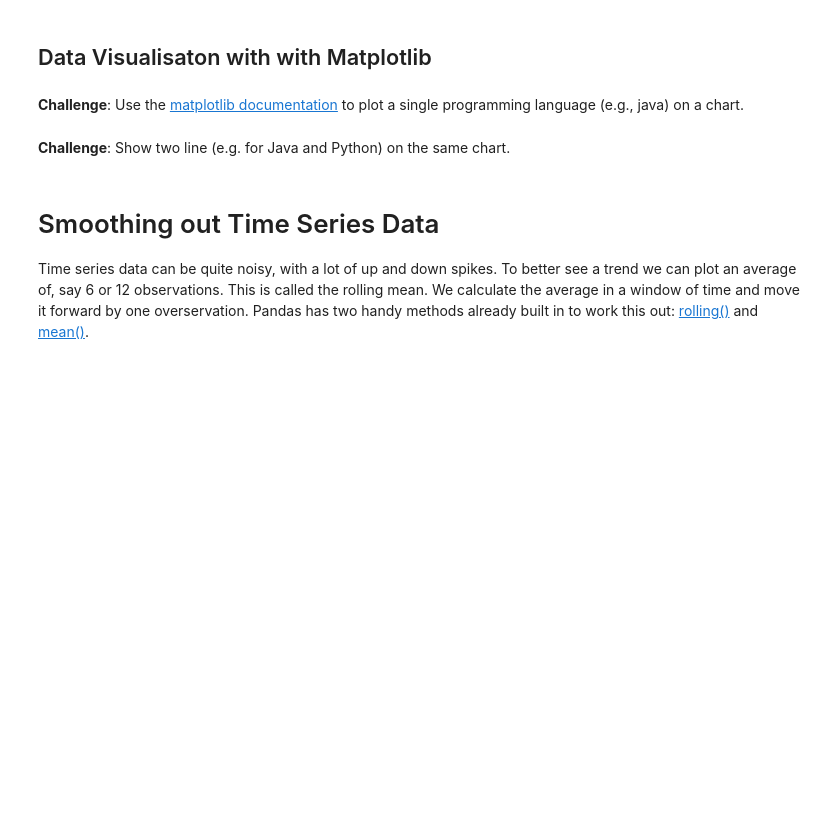
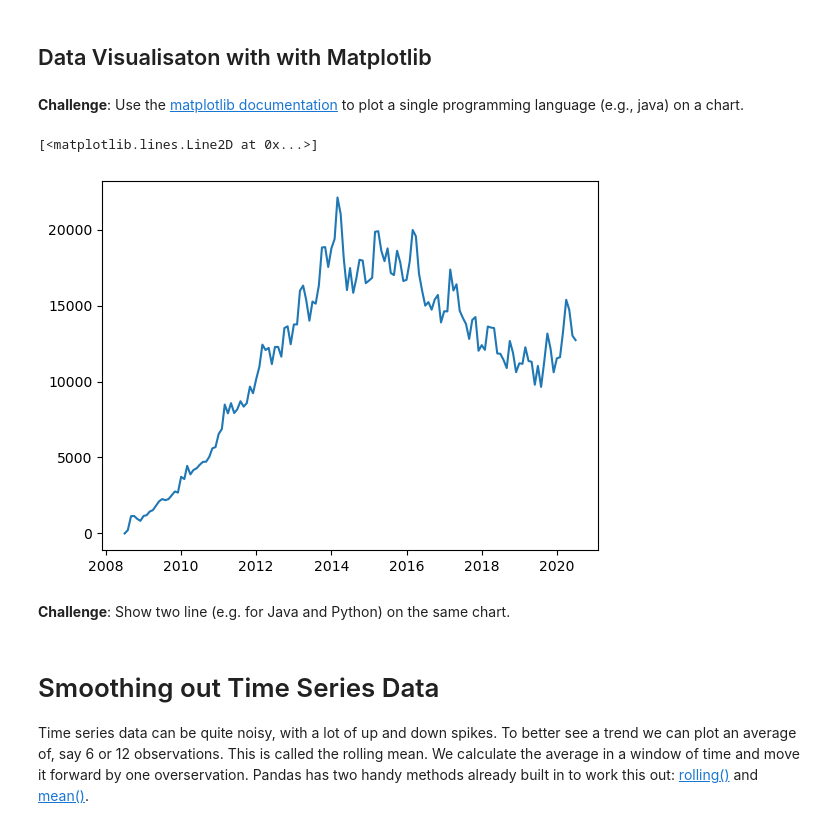
Before and after one commit to wrecker-of-code/popular-languages-pandas, a Jupyter notebook: Programming_Languages.ipynb, the cells around one changed output. Saved outputs shown, nothing was run; the diff lists cells and outputs as text; code cells hidden in the pictures; blank space fills up the shorter version.

```diff
--- a/Programming_Languages.ipynb
+++ b/Programming_Languages.ipynb
@@ -112,0 +127,3 @@ Let's fix the date format to make it more readable. We need to use Pandas to cha
+# %%
+df.DATE = pd.to_datetime(df.DATE)
+df.head()
@@ -113,2 +137,6 @@ Let's fix the date format to make it more readable. We need to use Pandas to cha
 # %% [markdown]
 ## Data Manipulation
+# %%
+# pivot df
+reshaped_df = df.pivot(index='DATE', columns='TAG', values='POSTS')
+reshaped_df.head()
@@ -118,0 +202,3 @@ Let's fix the date format to make it more readable. We need to use Pandas to cha
+# %%
+reshaped_df.fillna(0, inplace=True)
+reshaped_df
@@ -120,6 +246,12 @@ Let's fix the date format to make it more readable. We need to use Pandas to cha
 ## Data Visualisaton with with Matplotlib
 # %% [markdown]
 **Challenge**: Use the [matplotlib documentation](https://matplotlib.org/3.2.1/api/_as_gen/matplotlib.pyplot.plot.html#matplotlib.pyplot.plot) to plot a single programming language (e.g., java) on a chart.
+# %%
+# reshaped_df['java'].plot(x='DATE', y='POSTS') --> does the same thing
+plt.plot(reshaped_df.index, reshaped_df['java'])
+# %% [output]
+[<matplotlib.lines.Line2D at 0x...>]
+[figure, added]
 # %% [markdown]
 **Challenge**: Show two line (e.g. for Java and Python) on the same chart.
 # %% [markdown]
```
Also changed, not shown: parts of 18 cells of this notebook.
